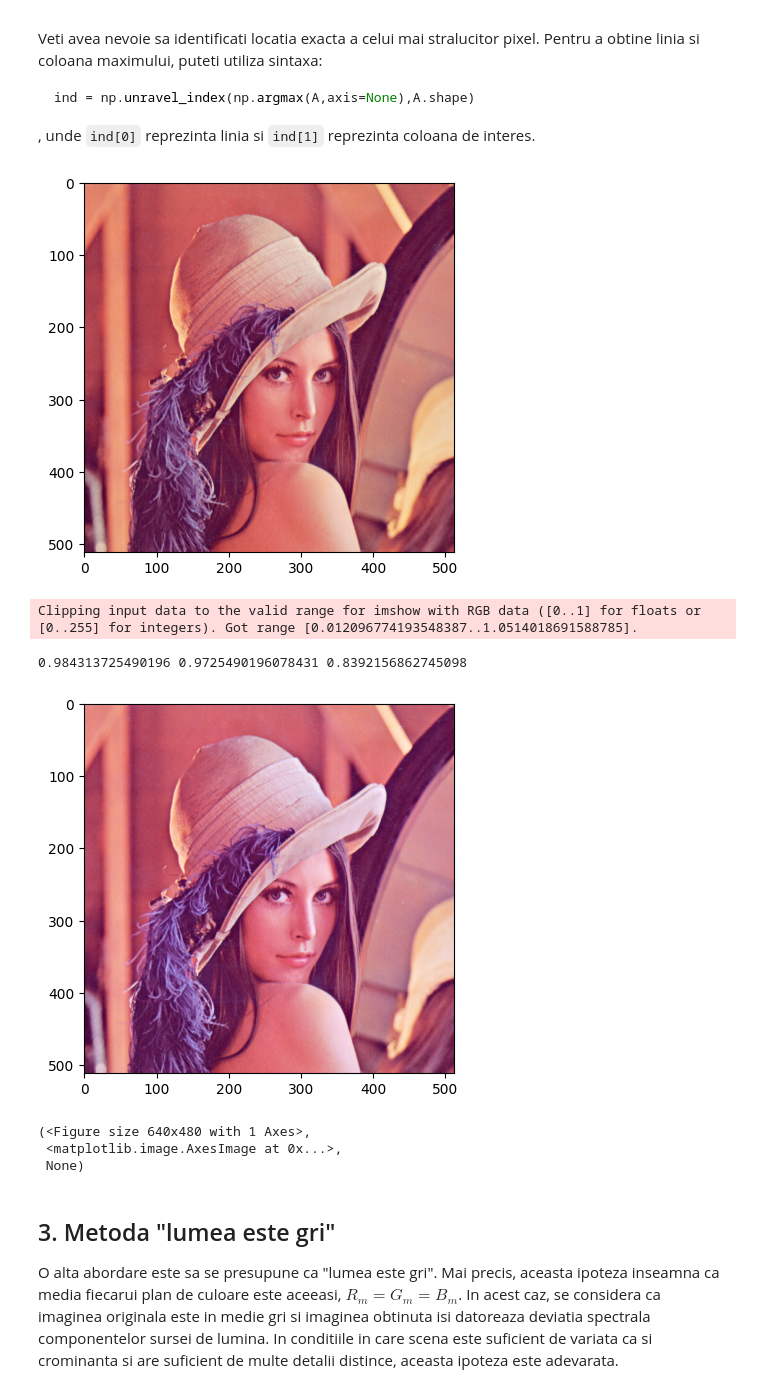
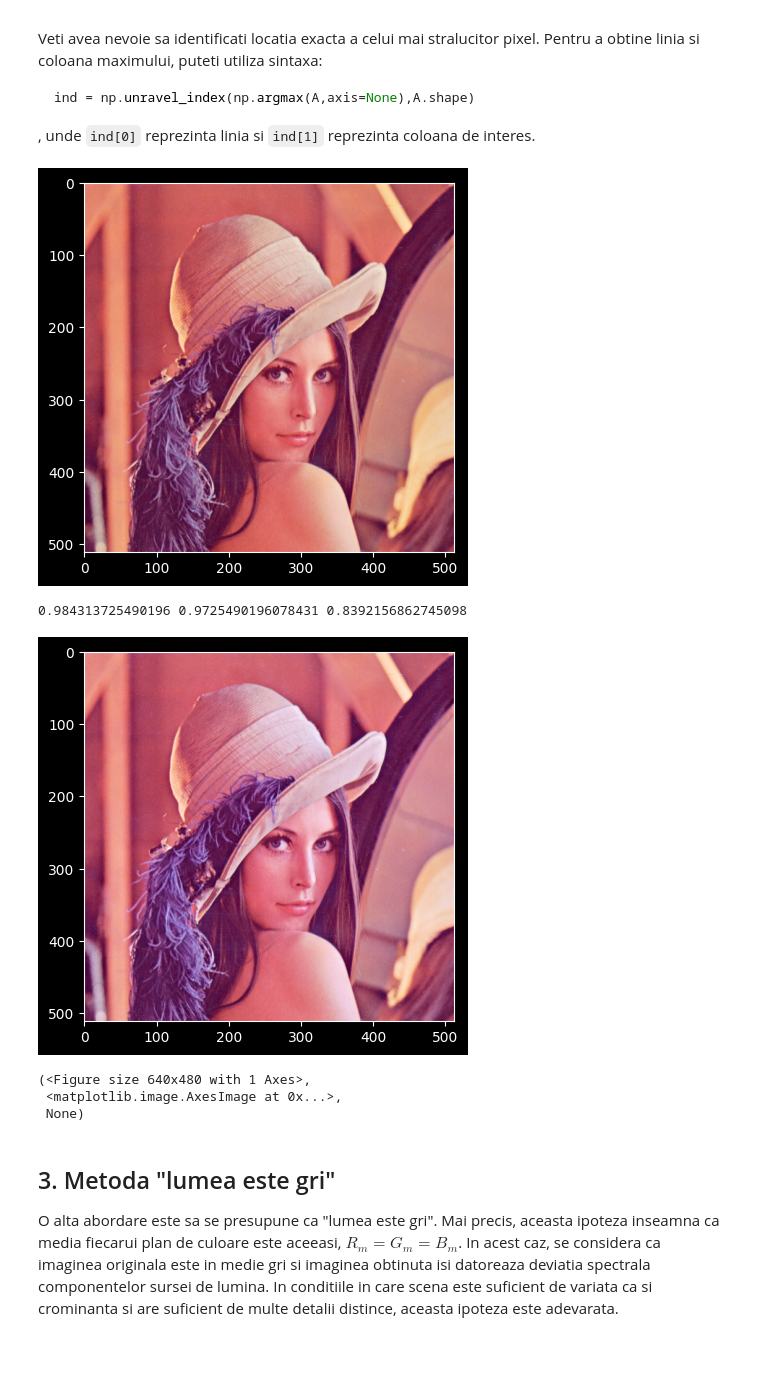
Before and after one commit to simchii/PAIC, a Jupyter notebook: lab10/PAICLab-10-White Balance.ipynb, the cells around one changed output. Cells and saved outputs as stored; diff of their text form; code cells hidden in the pictures; blank space fills up the shorter version.

````diff
--- a/lab10/PAICLab-10-White Balance.ipynb
+++ b/lab10/PAICLab-10-White Balance.ipynb
@@ -62,8 +62,9 @@ $$sR=\frac{1}{R_{max}};sG=\frac{1}{G_{max}};sB=\frac{1}{B_{max}}$$
 import numpy as np
 import matplotlib.pyplot as plt
 from skimage import color, io
+plt.style.use('dark_background')
 
-img = io.imread("baby.jpg")
+img = io.imread("../baby.jpg")
 img = img[:,:,0:3]/255.0 # lucram in [0,1]
 plt.figure(), plt.imshow(img), plt.show()
 
@@ -96,33 +92,34 @@ ind = np.unravel_index(np.argmax(A,axis=None),A.shape)
 ```
 , unde ```ind[0]``` reprezinta linia si ```ind[1]``` reprezinta coloana de interes.
 # %%
-A = io.imread("lena.png")
+A = io.imread("../lena.png")
 A = A[:,:,0:3]/255.0 # lucram in [0,1]
 img = color.rgb2ycbcr(A)
 Y = img[:,:,0]
 
 plt.figure(), plt.imshow(A), plt.show()
 
 ind = np.unravel_index(np.argmax(Y,axis=None),Y.shape)
 Rmax = A[ind[0],ind[1],0]
 Gmax = A[ind[0],ind[1],1]
 Bmax = A[ind[0],ind[1],2]
 
 print(Rmax, Gmax, Bmax)
 
 A[:,:,0] = A[:,:,0] / (Rmax) # could be / 0
 A[:,:,1] = A[:,:,1] / (Gmax)
 A[:,:,2] = A[:,:,2] / (Bmax)
 
+A = np.clip(A, min=0, max=1)
+
 plt.figure(), plt.imshow(A), plt.show()
 # %% [output]
-[figure, old version]
+[figure, new version]
-Clipping input data to the valid range for imshow with RGB data ([0..1] for floats or [0..255] for integers). Got range [0.012096774193548387..1.0514018691588785].
+0.984313725490196 0.9725490196078431 0.8392156862745098
+[figure, new version]
-0.984313725490196 0.9725490196078431 0.8392156862745098
+(<Figure size 640x480 with 1 Axes>,
+ <matplotlib.image.AxesImage at 0x...>,
+ None)
-[figure, old version]
-(<Figure size 640x480 with 1 Axes>,
- <matplotlib.image.AxesImage at 0x...>,
- None)
 # %% [markdown]
 ## 3. Metoda "lumea este gri"
 O alta abordare este sa se presupune ca "lumea este gri". Mai precis, aceasta ipoteza inseamna ca media fiecarui plan de culoare este aceeasi, $R_m=G_m=B_m$. In acest caz, se considera ca imaginea originala este in medie gri si imaginea obtinuta isi datoreaza deviatia spectrala componentelor sursei de lumina. In conditiile in care scena este suficient de variata ca si crominanta si are suficient de multe detalii distince, aceasta ipoteza este adevarata.
````
Also changed, not shown: parts of 1 cell of this notebook, 17 other files.
